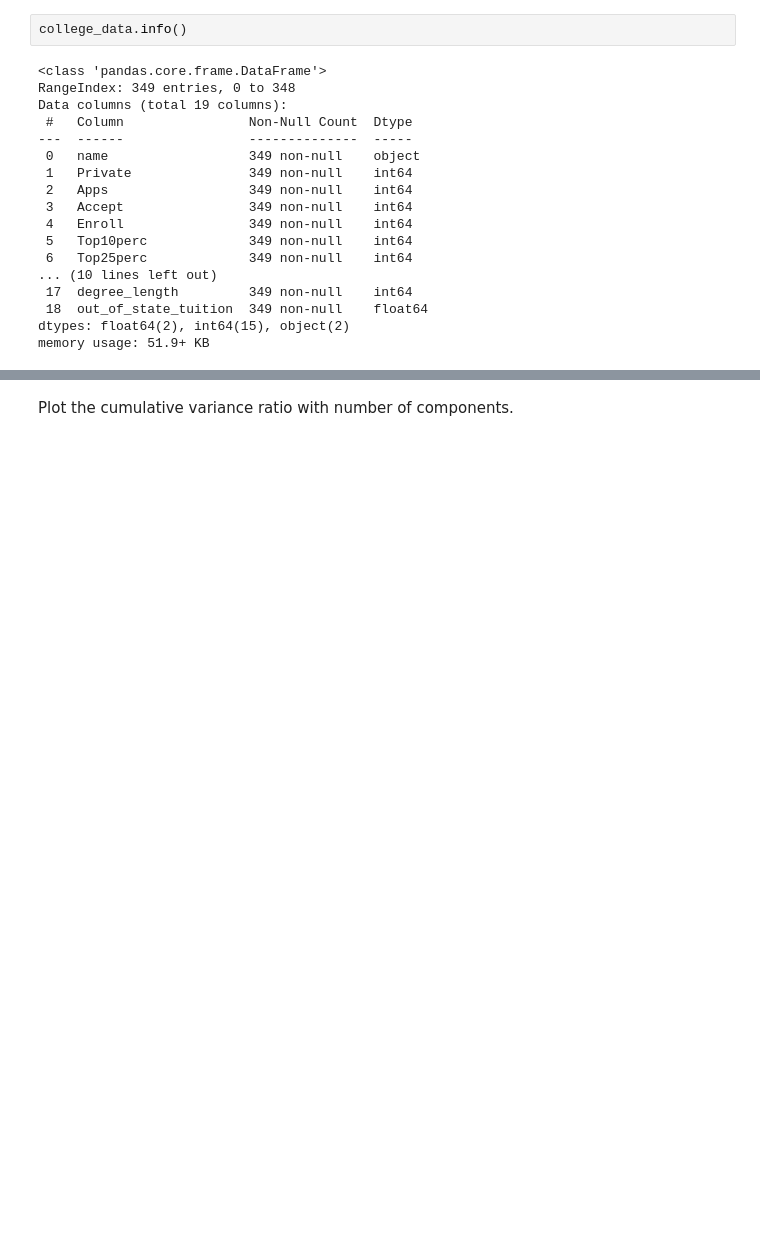
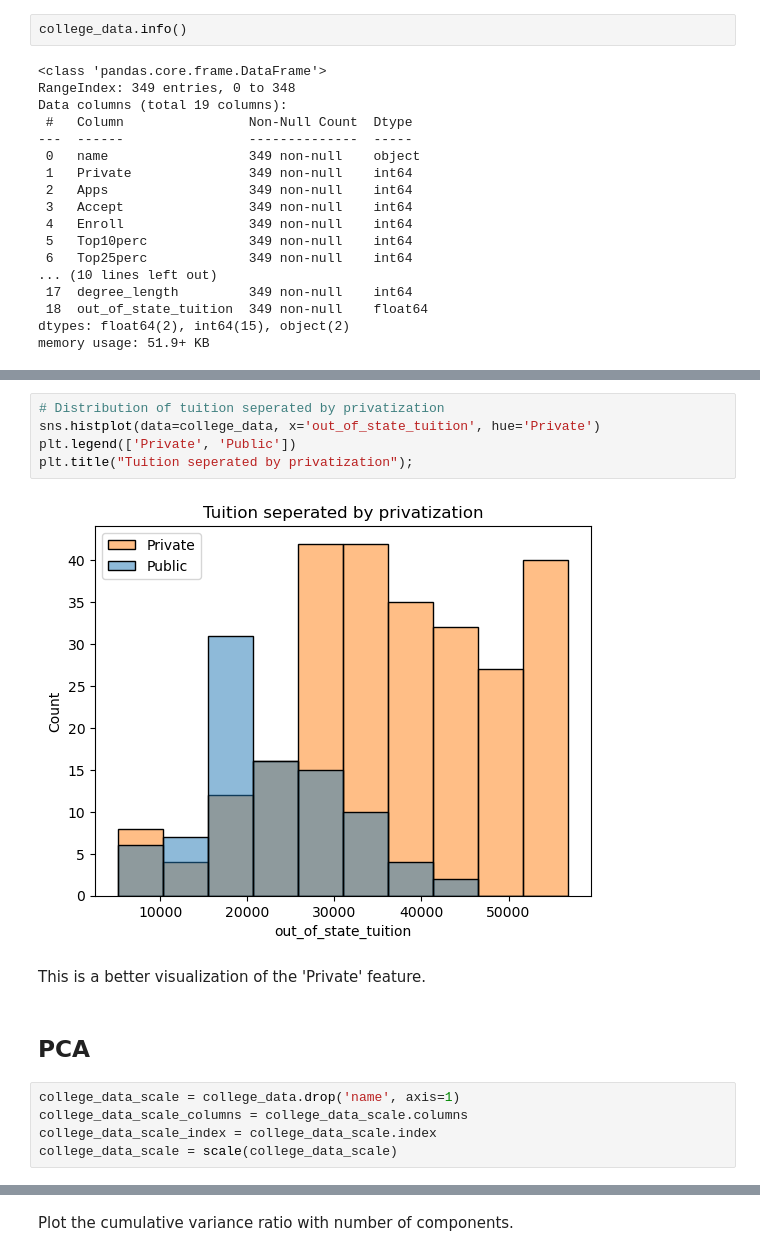
Before and after one commit to BenjaminLe1/Capstone2, a Jupyter notebook: C2_EDA.ipynb, the cells around one changed output, grey strips where cells are left out. Drawn from its saved outputs; the diff is of its cells as text; blank space fills up the shorter version.

```diff
--- a/C2_EDA.ipynb
+++ b/C2_EDA.ipynb
@@ -232,0 +200,16 @@ state_pca = PCA().fit(state_summary_scale)
+# %%
+# Distribution of tuition seperated by privatization
+sns.histplot(data=college_data, x='out_of_state_tuition', hue='Private')
+plt.legend(['Private', 'Public'])
+plt.title("Tuition seperated by privatization");
+# %% [output]
+[figure, added]
+# %% [markdown]
+This is a better visualization of the 'Private' feature.
+# %% [markdown]
+## PCA
+# %%
+college_data_scale = college_data.drop('name', axis=1)
+college_data_scale_columns = college_data_scale.columns
+college_data_scale_index = college_data_scale.index
+college_data_scale = scale(college_data_scale)
```
Also changed, not shown: parts of 123 cells of this notebook, 1 other file.
